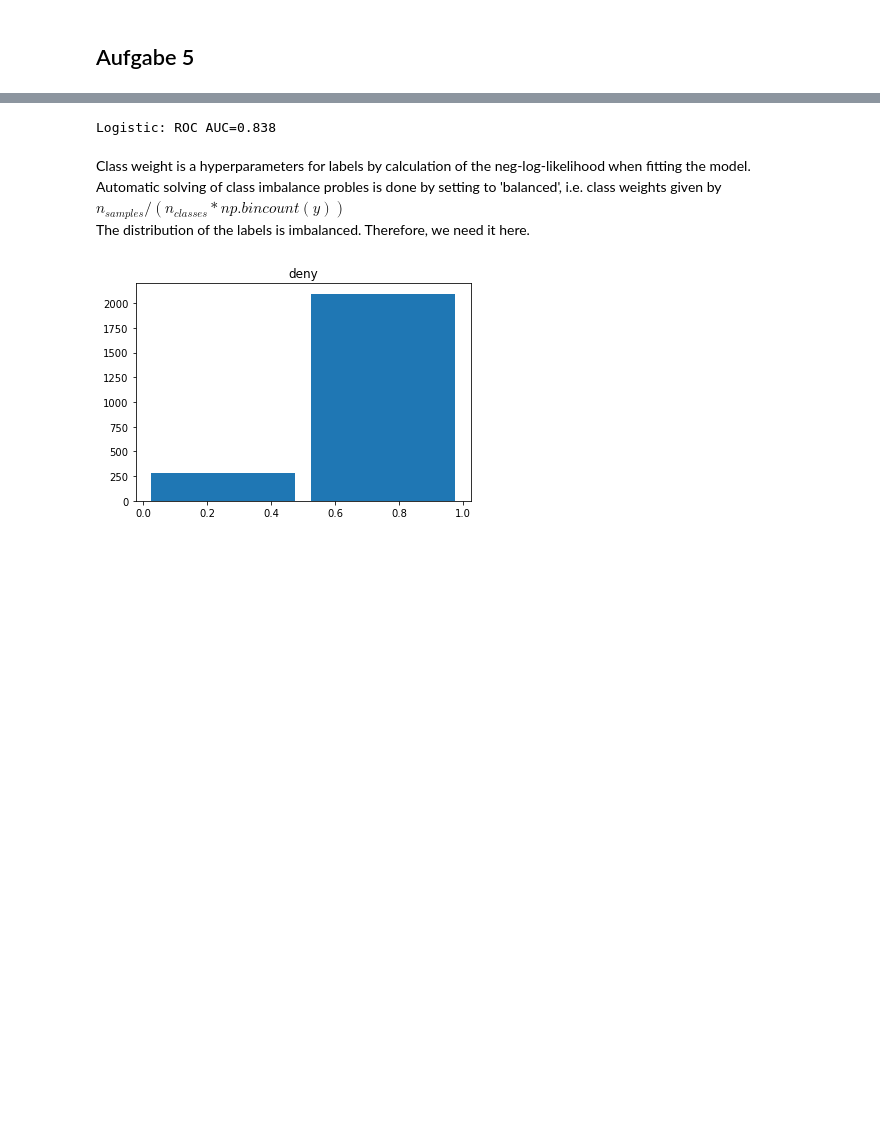
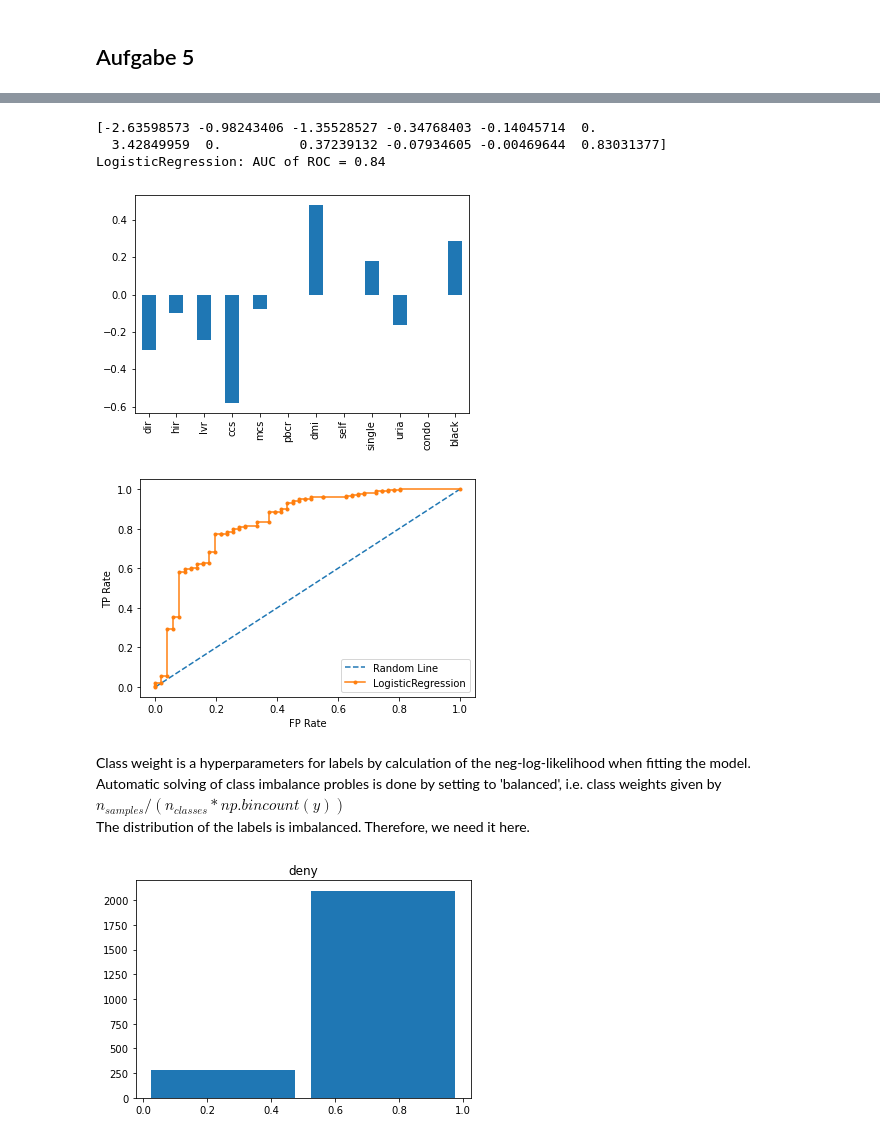
Before and after one commit to zekssmy/lookatme, a Jupyter notebook: E1/solutions/A5.ipynb, the cells around one changed output, grey strips where cells are left out. Cells and saved outputs as stored; diff of their text form; code cells hidden in the pictures; blank space fills up the shorter version.

```diff
--- a/E1/solutions/A5.ipynb
+++ b/E1/solutions/A5.ipynb
@@ -128,27 +108,50 @@ X = df.drop(['deny'], axis=1)
 y = df[['deny']]
 from sklearn.model_selection import train_test_split
 X_train, X_test, y_train, y_test = train_test_split(X, y, test_size=0.2, random_state=0)#%%
-# %%
-from sklearn.linear_model import LogisticRegression
-from sklearn.model_selection import train_test_split
-from sklearn.metrics import roc_curve
-from sklearn.metrics import roc_auc_score
-from matplotlib import pyplot
-
-def calclulate_auc_roc(model):
-    # predict probabilities
-    lr_probs = model.predict_proba(X_test)
-    # keep probabilities for the positive outcome only
-    lr_probs = lr_probs[:, 1]
-    # calculate scores
-    lr_auc = roc_auc_score(y_test, lr_probs)
-    # summarize scores
-    print('Logistic: ROC AUC=%.3f' % (lr_auc))
-model = LogisticRegression(solver='lbfgs')
-model.fit(X_train, y_train)
-calclulate_auc_roc(model)
-# %% [output]
-Logistic: ROC AUC=0.838
+# %%
+from sklearn.linear_model import LogisticRegression
+from sklearn.metrics import roc_curve
+from sklearn.metrics import roc_auc_score
+
+def calclulate_auc_roc(model):
+    model_name = type(model).__name__
+    lr_probs = model.predict_proba(X_test)
+    # keep probabilities for the positive outcome only
+    lr_probs = lr_probs[:, 1]
+    # calculate scores
+    lr_auc = roc_auc_score(y_test, lr_probs)
+    # summarize scores
+    print('%s: AUC of ROC = %.2f' % (model_name, lr_auc))
+    # calculate roc curves
+    # generate a random line
+    ns_probs = [0 for _ in range(len(y_test))]
+    ns_fpr, ns_tpr, _ = roc_curve(y_test, ns_probs)
+    lr_fpr, lr_tpr, _ = roc_curve(y_test, lr_probs)
+    # plot the roc curve for the model
+    plt.plot(ns_fpr, ns_tpr, linestyle='--', label='Random Line')
+    plt.plot(lr_fpr, lr_tpr, marker='.', label=model_name)
+    # axis labels
+    plt.xlabel('FP Rate')
+    plt.ylabel('TP Rate')
+    # show the legend
+    plt.legend()
+    # show the plot
+    plt.show()
+model = LogisticRegression()
+model.fit(X_train, y_train)
+# The estimated coefficients will all be around 1:
+print(model.coef_[0])
+# significance levels with std times model coefficient gives us feature importance
+feature_importance = np.std(X_train, axis=0)*model.coef_[0]
+feature_importance.plot.bar()
+plt.show()
+calclulate_auc_roc(model)
+# %% [output]
+[-2.63598573 -0.98243406 -1.35528527 -0.34768403 -0.14045714  0.
+  3.42849959  0.          0.37239132 -0.07934605 -0.00469644  0.83031377]
+LogisticRegression: AUC of ROC = 0.84
+[figure, added]
+[figure, added]
 # %% [markdown]
 Class weight is a hyperparameters for labels
 by calculation of the neg-log-likelihood when fitting the model. <br>
```
Also changed, not shown: parts of 15 cells of this notebook.
